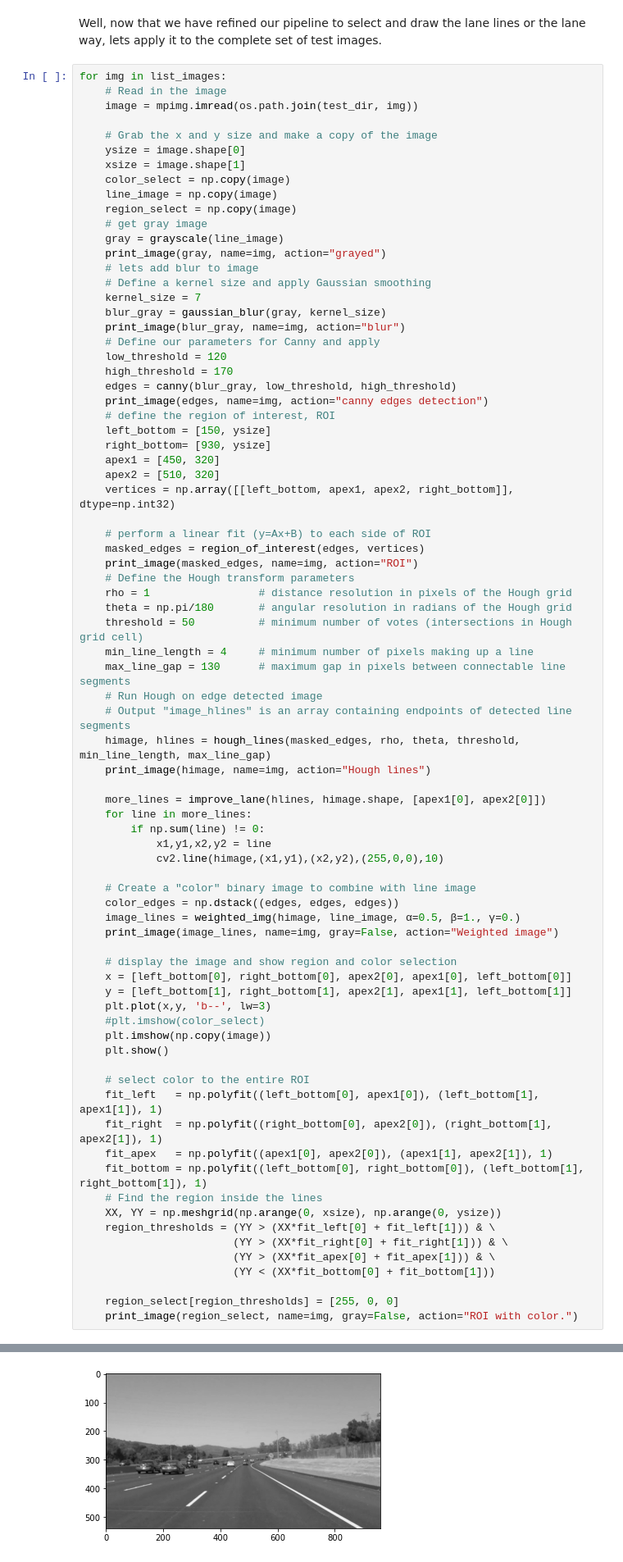
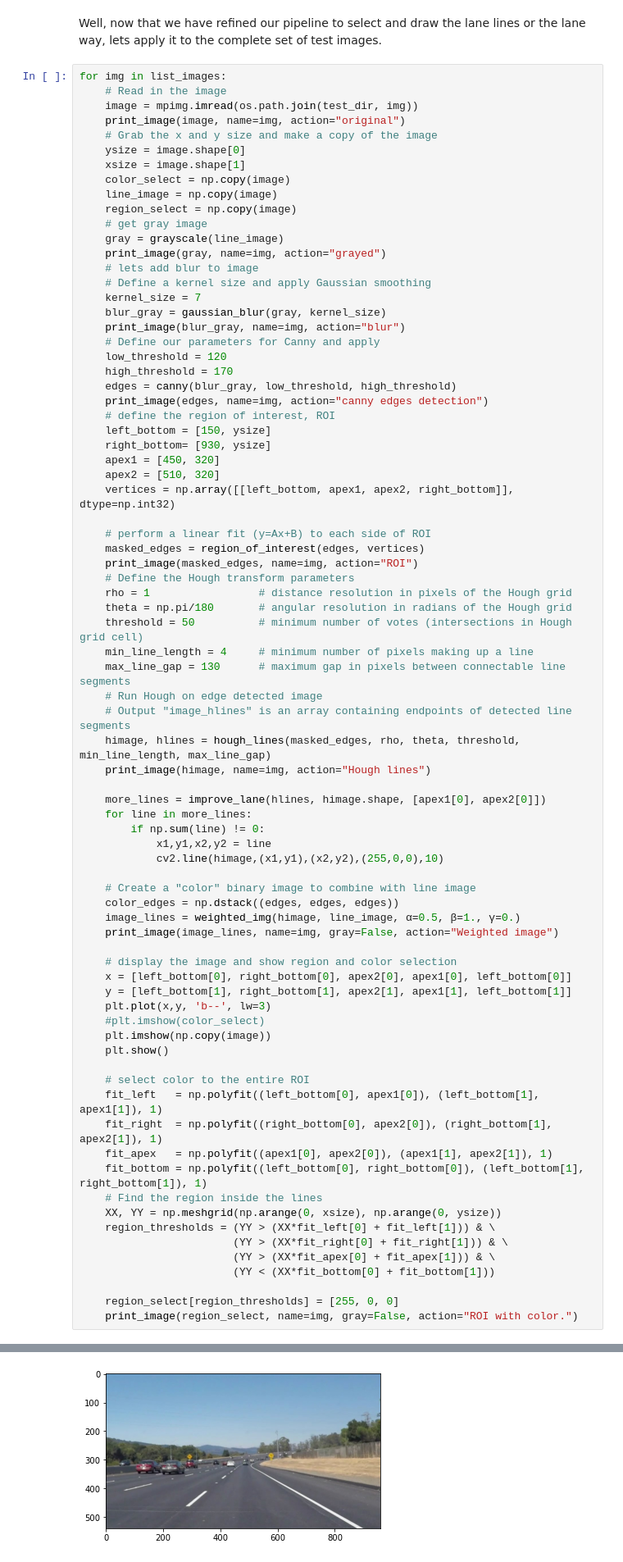
Before and after one commit to zenetio/LaneLines-P1, a Jupyter notebook: P1.ipynb, the cells around one changed output, grey strips where cells are left out. Shown at 82% size. Cells and saved outputs as stored; diff of their text form.

```diff
--- a/P1.ipynb
+++ b/P1.ipynb
@@ -383,7 +383,7 @@ Well, now that we have refined our pipeline to select and draw the lane lines or
 for img in list_images:
     # Read in the image
     image = mpimg.imread(os.path.join(test_dir, img))
-
+    print_image(image, name=img, action="original")
     # Grab the x and y size and make a copy of the image
     ysize = image.shape[0]
     xsize = image.shape[1]
@@ -462 +462 @@ Name: solidWhiteCurve.jpg, Action: grayed
-[figure, old version]
+[figure, new version]
```
Also changed, not shown: parts of 1 cell of this notebook, 9 other files.
